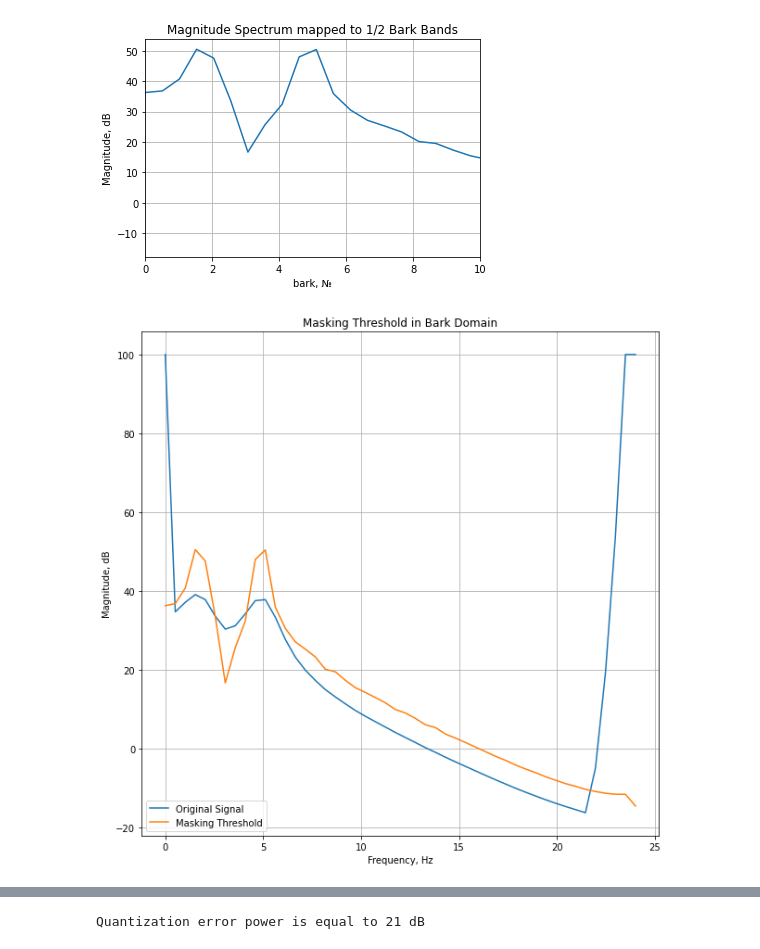
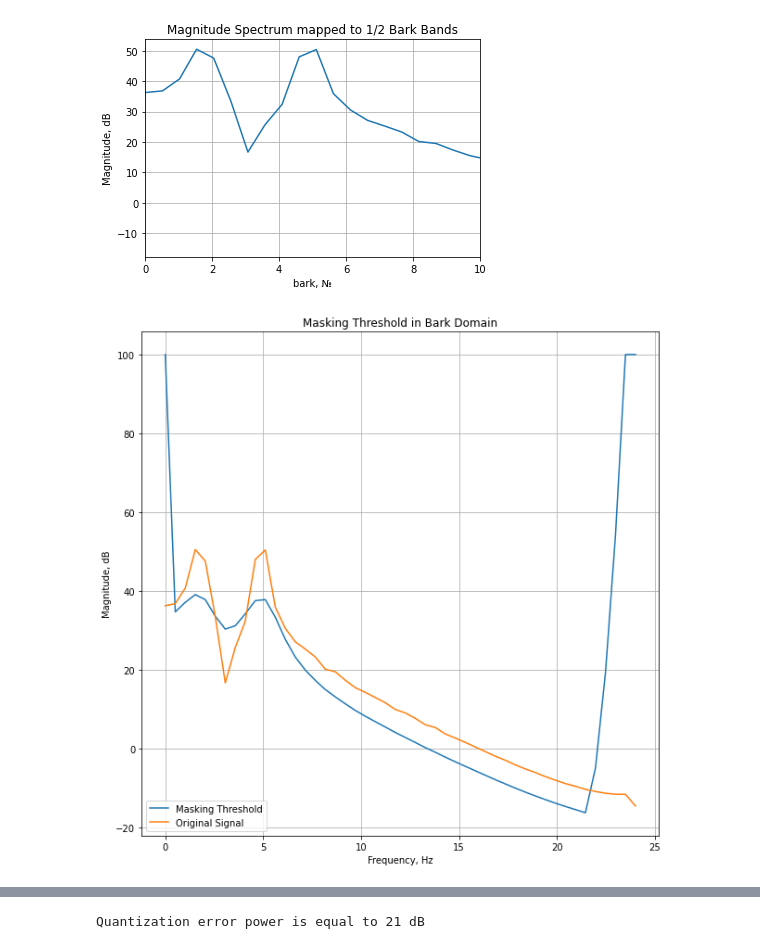
Before and after one commit to DamirSD673/AudiocodingHW1, a Jupyter notebook: HW4/HW4.ipynb, the cells around one changed output, grey strips where cells are left out. Saved outputs shown, nothing was run; the diff lists cells and outputs as text; code cells hidden in the pictures.

Commit message:
HW 4: 4 plots (added comments)

```diff
--- a/HW4/HW4.ipynb
+++ b/HW4/HW4.ipynb
@@ -9,6 +9,7 @@ class Signal:
         self.fs = fs
         self.T = T
 
+    # function for signal generating
     def generate(self):
         t = np.linspace(0, self.T, self.T*self.fs)
         s1 = np.zeros_like(t)
@@ -16,21 +17,25 @@ class Signal:
             s1 += np.sin(2*np.pi*self.f[i]*t)*1000
         return t, s1
 
+    # Function for STFT nperseq = number of samples in fft block, nfft = number of FFT points(number of subbands)
     def STFT(self, nsamples=1024, nfft=1024):
         , s1 = self.generate()
         freq, time, z = stft(s1, self.fs, window="hann", nperseg=2*nsamples, nfft=nfft)
         return  freq, time, z
 
+    # Function for converting freq in Herz to the corresponding bark scale
     def hz2bark(self, f):
         brk = 6. * np.arcsinh(f/600.)
         return brk
 
+    # Reverse to function above
     def bark2hz(self, Brk):
         Fhz = 600. * np.sinh(Brk/6.)
         return Fhz
 
+    # Prepairing W matrix to convert frequencies from STFT to bark scale from 0 to 24
     def mapping2barkmat(self, nfft=2048, nfilts=48):
-        maxbark = self.hz2bark(self.fs/2) #upper end of our Bark scale:22 Bark at 16 kHz
+        maxbark = self.hz2bark(self.fs/2) # for 22100 Hz max bark is 24
         step_barks = maxbark/(nfilts-1)
         binbarks = self.hz2bark(np.linspace(0,(nfft//2),(nfft//2)+1)*self.fs//nfft)
         W = np.zeros((nfilts, nfft))
@@ -38,6 +43,7 @@ class Signal:
             W[i,0:(nfft//2)+1] = (np.round(binbarks/step_barks)== i)
         return W
 
+    # Transforming spectrum(STFT) from frequency domain to the bark domain with power saving
     def mapping2bark(self, nfft=2048, nfilts=48):
         W = self.mapping2barkmat(nfft, nfilts)
         [freq, time, mX] = self.STFT(nfft=nfft)
@@ -45,6 +51,7 @@ class Signal:
         mXbark = (np.dot(W[:, :nfreqs], np.abs(mX[:nfreqs, :])**2.0))**(0.5)
         return mXbark
 
+    # Prepairing spreading function
     def f_SP_dB(self, maxfreq=44100/2, nfilts=48):
         maxbark = self.hz2bark(maxfreq) #upper end of our Bark scale:22 Bark at 16 kHz
         spreadingfunctionBarkdB=np.zeros(2*nfilts)
@@ -52,6 +59,7 @@ class Signal:
         spreadingfunctionBarkdB[nfilts:2*nfilts]=np.linspace(0,-maxbark*12.0, nfilts)-23.5
         return spreadingfunctionBarkdB
 
+    # Spreading function in matrix form for whole bark range
     def spreadingfunctionmat(self, alpha=0.8, nfilts=48):
         spreadingfunctionBarkdB = self.f_SP_dB(self.fs/2, nfilts)
         spreadingfunctionBarkVoltage = 10.0**(spreadingfunctionBarkdB/20.0*alpha)
@@ -60,6 +68,7 @@ class Signal:
             spreadingfuncmatrix[k,:]=spreadingfunctionBarkVoltage[(nfilts-k):(2*nfilts-k)]
         return spreadingfuncmatrix
 
+    # Calculating masking threshold vector for all time moments (resulting in matrix)
     def maskingThresholdBark(self, alpha=0.8, nfilts=48):
         mXbark = self.mapping2bark()
         spreadingfuncmatrix = self.spreadingfunctionmat(alpha, nfilts)
@@ -71,16 +80,18 @@ class Signal:
         barks=np.arange(0, nfilts)*step_bark
         f=self.bark2hz(barks)+1e-6
         LTQ=np.clip((3.64*(f/1000.)**-0.8 -6.5*np.exp(-0.6*(f/1000.-3.3)**2.)+1e-3*((f/1000.)**4.)),-20,160)
-        for i in range(mXbark.shape[1]):
+        for i in range(mXbark.shape[1]): # over all time moments
             mTbark[:, i] = np.max((mTbark[:, i], 10.0**((LTQ-60)/20)), 0)
         return mTbark
 
+    # Preparing matrix W_inv to convert masking from bark scale to linear(frequency) scale
     def mappingfrombarkmat(self, nfft=2048, nfilts=48):
         W = self.mapping2barkmat(nfft, nfilts)
         nfreqs=int(nfft/2)
         W_inv= np.dot(np.diag((1.0/np.sum(W, 1))**0.5), W[:,0:nfreqs + 1]).T
         return W_inv
 
+    # converting
     def mappingfrombark(self, nfft=2048, nfilts=48):
         W_inv = self.mappingfrombarkmat(nfft, nfilts)
         mTbark = self.maskingThresholdBark()
@@ -88,6 +99,7 @@ class Signal:
         mT = np.dot(W_inv[:nfreqs, :], mTbark)
         return mT
 
+    # converting in quiet
     def mappingfrombarkQUIET(self, nfft=2048, nfilts=48, alpha=0.8):
         W_inv = self.mappingfrombarkmat(nfft, nfilts)
         mTbark = self.maskingThresholdBark()
@@ -97,8 +109,10 @@ class Signal:
         return mTq
 
 
-
-S = Signal([200, 600], 10, 44100)
+# Generate signal
+S = Signal([200, 600], 180, 44100)
+# spectrum (actually spectrogram in freq-time domain)
+# but we plot only for 1 time moment
 [freqs, time, z] = S.STFT(1024, 2048)
 plt.plot(np.linspace(0, 44100/2, 1024), 20*np.log10(np.abs(z[:1024, 0])))
 plt.xlim((0, 1000))
@@ -119,16 +134,17 @@ plt.grid(True)
 # %% [output]
 [figure]
 # %%
+# calculate masking threshold in bark domain
 mTbark = S.maskingThresholdBark()
 #mTbark.shape
 fig, ax = plt.subplots(figsize=(10, 10))
 ax.plot(np.linspace(0, 24, 48), 20*np.log10(mTbark[:, 0]+1e-3))
 ax.plot(np.linspace(0, 24, 48), 20*np.log10(mXbark[:, 0] + 1e-3))
-ax.legend(['Original Signal', 'Masking Threshold'])
+ax.legend(['Masking Threshold','Original Signal'])
 ax.set_title('Masking Threshold in Bark Domain')
 ax.set_xlabel('Frequency, Hz')
 ax.set_ylabel('Magnitude, dB')
 ax.grid(True)
 # %% [output]
-[figure, old version]
+[figure, new version]
 # %%
```
Also changed, not shown: parts of 4 cells of this notebook.
